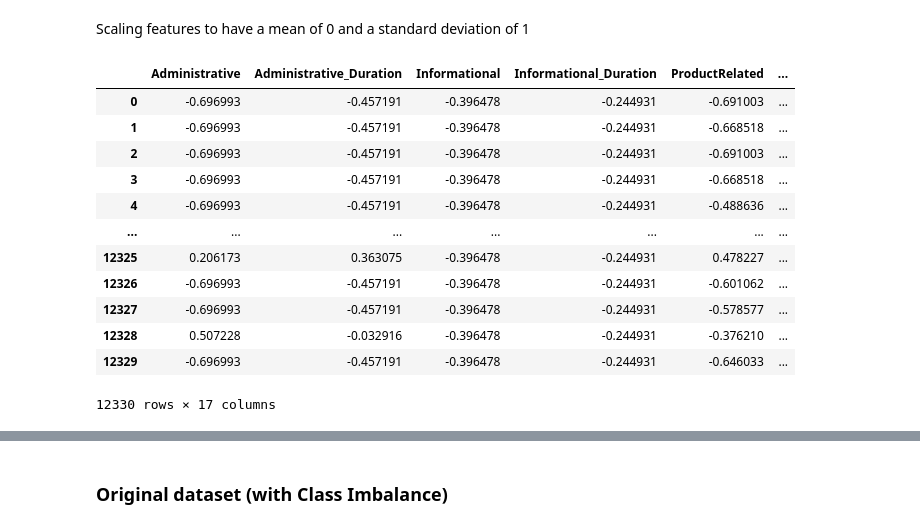
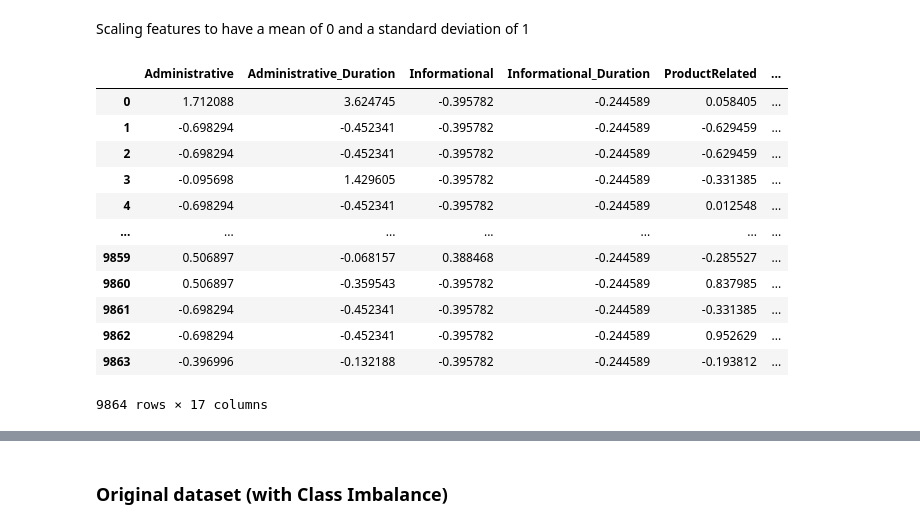
Before and after one commit to keshavbansall/Suggesteria-The-Recommendation-System, a Jupyter notebook: Programming Assignment-1/Suggesteria_Programming_Assignment_1.ipynb, the cells around one changed output, grey strips where cells are left out. Drawn from its saved outputs; the diff is of its cells as text; code cells hidden in the pictures.

```diff
--- a/Programming Assignment-1/Suggesteria_Programming_Assignment_1.ipynb
+++ b/Programming Assignment-1/Suggesteria_Programming_Assignment_1.ipynb
@@ -165,25 +166,28 @@ plt.show()
 # Separating features and target
 X=data.drop('Revenue',axis=1)
 y=data['Revenue']
+# %%
+X_train,X_test,y_train,y_test=train_test_split(X,y,test_size=0.2,random_state=42,stratify=y)
 # %%
 # Standardize numerical features
 scaler=StandardScaler()
-X_scaled=pd.DataFrame(scaler.fit_transform(X),columns=X.columns)
+X_train=pd.DataFrame(scaler.fit_transform(X_train),columns=X_train.columns)
+X_test=pd.DataFrame(scaler.fit_transform(X_test),columns=X_test.columns)
 # %% [markdown]
 Scaling features to have a mean of 0 and a standard deviation of 1
 # %%
-X_scaled
+X_train
 # %% [output]
 |  | Administrative | Administrative_Duration | Informational | Informational_Duration | ProductRelated | ... |
-| 0 | -0.696993 | -0.457191 | -0.396478 | -0.244931 | -0.691003 | ... |
-| 1 | -0.696993 | -0.457191 | -0.396478 | -0.244931 | -0.668518 | ... |
-| 2 | -0.696993 | -0.457191 | -0.396478 | -0.244931 | -0.691003 | ... |
-| 3 | -0.696993 | -0.457191 | -0.396478 | -0.244931 | -0.668518 | ... |
-| 4 | -0.696993 | -0.457191 | -0.396478 | -0.244931 | -0.488636 | ... |
+| 0 | 1.712088 | 3.624745 | -0.395782 | -0.244589 | 0.058405 | ... |
+| 1 | -0.698294 | -0.452341 | -0.395782 | -0.244589 | -0.629459 | ... |
+| 2 | -0.698294 | -0.452341 | -0.395782 | -0.244589 | -0.629459 | ... |
+| 3 | -0.095698 | 1.429605 | -0.395782 | -0.244589 | -0.331385 | ... |
+| 4 | -0.698294 | -0.452341 | -0.395782 | -0.244589 | 0.012548 | ... |
 | ... | ... | ... | ... | ... | ... | ... |
-| 12325 | 0.206173 | 0.363075 | -0.396478 | -0.244931 | 0.478227 | ... |
-| 12326 | -0.696993 | -0.457191 | -0.396478 | -0.244931 | -0.601062 | ... |
-| 12327 | -0.696993 | -0.457191 | -0.396478 | -0.244931 | -0.578577 | ... |
-| 12328 | 0.507228 | -0.032916 | -0.396478 | -0.244931 | -0.376210 | ... |
-| 12329 | -0.696993 | -0.457191 | -0.396478 | -0.244931 | -0.646033 | ... |
+| 9859 | 0.506897 | -0.068157 | 0.388468 | -0.244589 | -0.285527 | ... |
+| 9860 | 0.506897 | -0.359543 | -0.395782 | -0.244589 | 0.837985 | ... |
+| 9861 | -0.698294 | -0.452341 | -0.395782 | -0.244589 | -0.331385 | ... |
+| 9862 | -0.698294 | -0.452341 | -0.395782 | -0.244589 | 0.952629 | ... |
+| 9863 | -0.396996 | -0.132188 | -0.395782 | -0.244589 | -0.193812 | ... |
-12330 rows × 17 columns
+9864 rows × 17 columns
```
Also changed, not shown: parts of 29 cells of this notebook, 1 other file.
